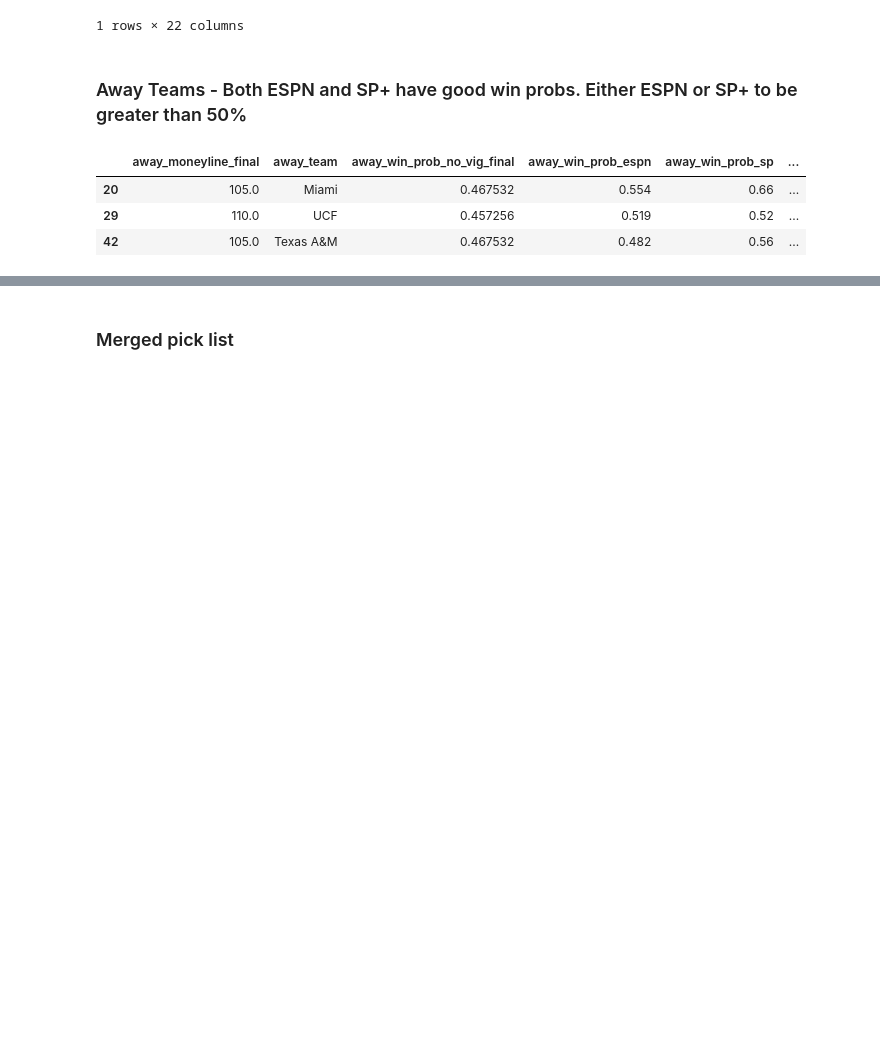
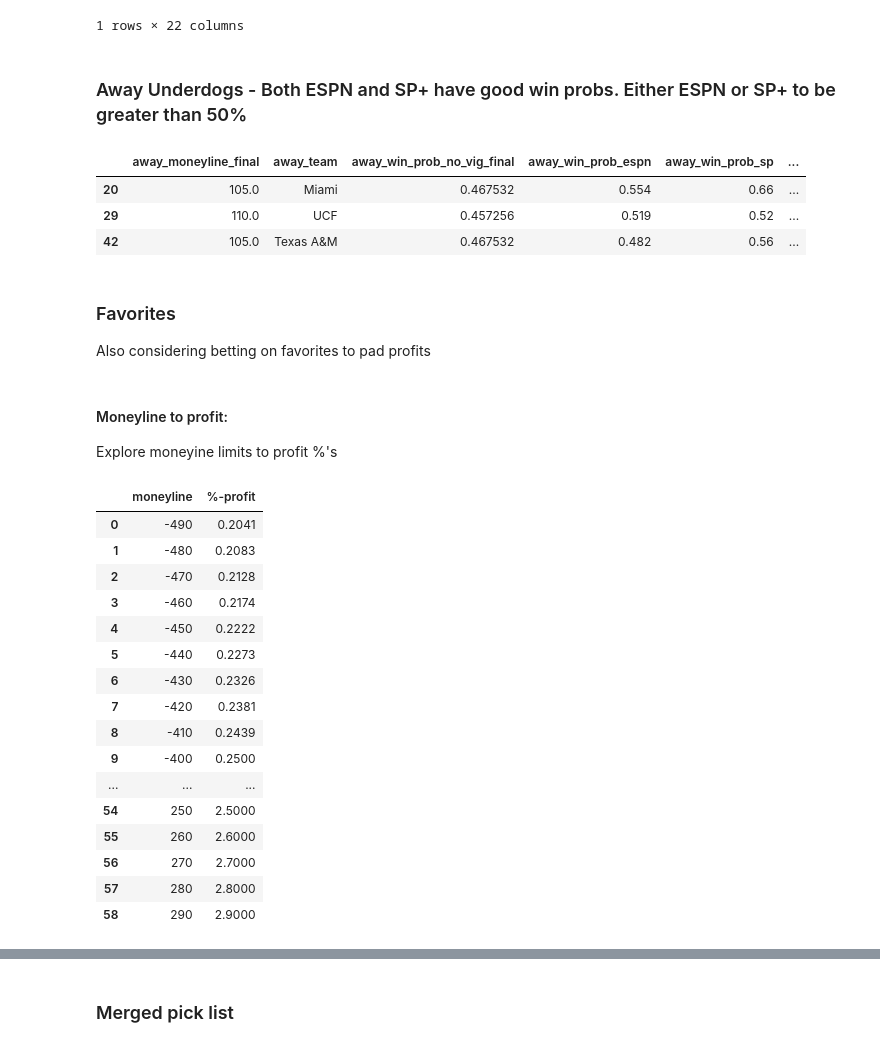
Before and after one commit to regomoto/sports_betting, a Jupyter notebook: week_11_test.ipynb, the cells around one changed output, grey strips where cells are left out. Saved outputs shown, nothing was run; the diff lists cells and outputs as text; code cells hidden in the pictures; blank space fills up the shorter version.

```diff
--- a/week_11_test.ipynb
+++ b/week_11_test.ipynb
@@ -637,7 +642,7 @@ home_bets_df
 | 25 | Iowa | 100.0 | 1.5 | 2.3 | 0.478261 | ... |
 1 rows × 22 columns
 # %% [markdown]
-### Away Teams - Both ESPN and SP+ have good win probs. Either ESPN or SP+ to be greater than 50%
+### Away Underdogs - Both ESPN and SP+ have good win probs. Either ESPN or SP+ to be greater than 50%
 # %%
 # get games where the away team is not favored and have a greater than 47% chance at winning for espn and sp+
 display_cols = ['away_moneyline_final', 'away_team','away_win_prob_no_vig_final', 'away_win_prob_espn', \
@@ -657,3 +665,57 @@ away_bets_df
 | 20 | 105.0 | Miami | 0.467532 | 0.554 | 0.66 | ... |
 | 29 | 110.0 | UCF | 0.457256 | 0.519 | 0.52 | ... |
 | 42 | 105.0 | Texas A&M | 0.467532 | 0.482 | 0.56 | ... |
+# %% [markdown]
+### Favorites
+
+Also considering betting on favorites to pad profits
+# %% [markdown]
+#### Moneyline to profit:
+Explore moneyine limits to profit %'s
+# %%
+# calculate range of NEGATIVE moneylines and their profit %
+fav_ml_calc_list = []
+for i in range(-110, -500, -10):
+    fav_ml_calc_list.append(i)
+
+# use moneylines to calculate profit
+fav_ml_profit_list = [round((amer_odds_to_decimal(i)-1), 4) for i in fav_ml_calc_list]
+
+# make dataframe using lists
+df = pd.DataFrame(list(zip(fav_ml_calc_list, fav_ml_profit_list)),
+               columns =['moneyline', '%-profit'])
+
+
+# calculate range of POSITIVE moneylines and their profit %
+ud_ml_calc_list_ = []
+for i in range(100, 300, 10):
+    ud_ml_calc_list_.append(i)
+
+# use moneylines to calculate profit
+ud_ml_profit_list = [round((amer_odds_to_decimal(i)-1), 4) for i in ud_ml_calc_list_]
+
+# make dataframe using lists
+df_2 = pd.DataFrame(list(zip(ud_ml_calc_list_, ud_ml_profit_list)),
+               columns =['moneyline', '%-profit'])
+
+
+# see monyeline vs % profit as table / dataframe
+pd.concat([df,df_2]).sort_values('%-profit').reset_index().drop(columns='index')
+# %% [output]
+|  | moneyline | %-profit |
+| 0 | -490 | 0.2041 |
+| 1 | -480 | 0.2083 |
+| 2 | -470 | 0.2128 |
+| 3 | -460 | 0.2174 |
+| 4 | -450 | 0.2222 |
+| 5 | -440 | 0.2273 |
+| 6 | -430 | 0.2326 |
+| 7 | -420 | 0.2381 |
+| 8 | -410 | 0.2439 |
+| 9 | -400 | 0.2500 |
+| ... | ... | ... |
+| 54 | 250 | 2.5000 |
+| 55 | 260 | 2.6000 |
+| 56 | 270 | 2.7000 |
+| 57 | 280 | 2.8000 |
+| 58 | 290 | 2.9000 |
```
Also changed, not shown: parts of 22 cells of this notebook.
